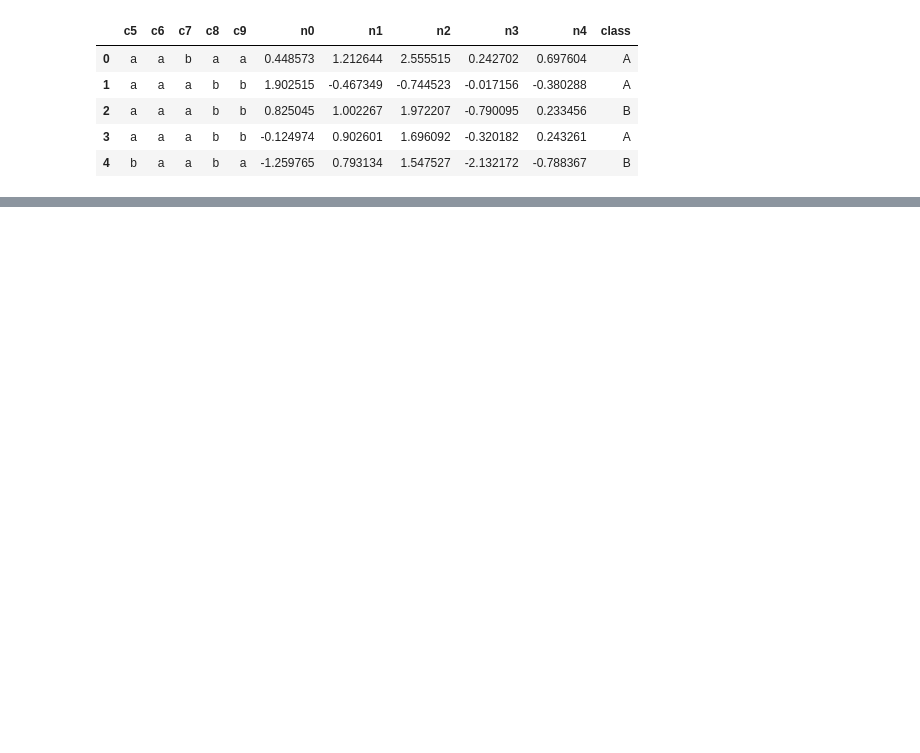
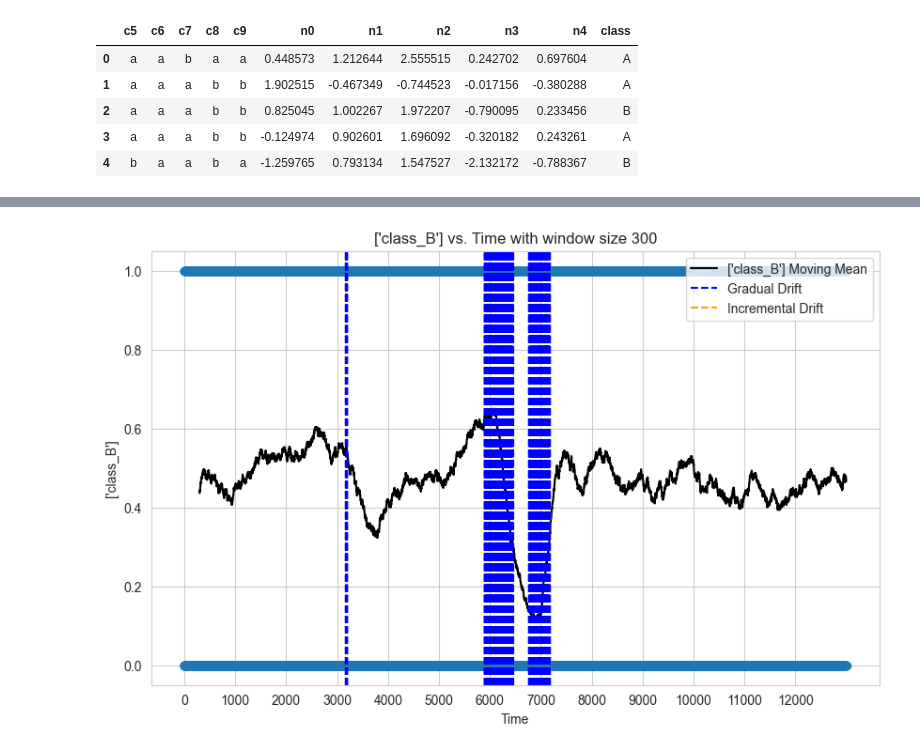
Before and after one commit to aditya0by0/stream-viz, a Jupyter notebook: notebooks/Prior_Drift.ipynb, the cells around one changed output, grey strips where cells are left out. Saved outputs shown, nothing was run; the diff lists cells and outputs as text; code cells hidden in the pictures; blank space fills up the shorter version.

```diff
--- a/notebooks/Prior_Drift.ipynb
+++ b/notebooks/Prior_Drift.ipynb
@@ -216,7 +243,7 @@ def detect_feature_drift(feature_data, window_size=100, trim_stddev=1):
 # dp, dt, ma = detect_feature_drift(X_df["n0"])
 # len(dp)
 # %%
-def plot_feature_drift(feature_name, feature_data, window_size=300):
+def plot_feature_drift(feature_name, feature_data, window_size):
     plt.figure(figsize=(10, 6))
     plt.scatter(feature_data.index, feature_data, marker="o")
 
@@ -233,38 +260,45 @@ def plot_feature_drift(feature_name, feature_data, window_size=300):
         feature_data, window_size, 3
     )
 
+    grad_drift_points, grad_drift_types = gradual_drift_detection(window_size, 100)
     # plt.plot(moving_avg.index, moving_avg, color='orange', linestyle='-', label=f'{feature} Moving Mean with trimming')
+
+    #add gradual drift points to drift points
+    drift_points.extend(grad_drift_points)
+    drift_types.extend(grad_drift_types)
 
     drift_type_temp_label = []
     for idx, drift_point in enumerate(drift_points):
         drift_type = drift_types[idx]
         color = (
             "red"
             if drift_type == "Sudden Drift"
             else "orange" if drift_type == "Incremental Drift" else "blue"
         )
         plt.axvline(
             x=drift_point,
             color=color,
             linestyle="--",
             label=f"{drift_type}" if drift_type not in drift_type_temp_label else "",
         )
         drift_type_temp_label.append(drift_type)
 
     plt.title(f"{feature_name} vs. Time with window size {window_size}")
     plt.xlabel("Time")
     plt.ylabel(f"{feature_name}")
     plt.grid(True)
     plt.xticks(np.arange(0, len(feature_data), 1000))
     plt.legend()
     plt.show()
 
     # print(f"Feature: {feature_name}")
     # for dp, dt in zip(drift_points, drift_types):
     #     print(f"Drift detected at index {dp}: {dt}")
 
 
-plot_feature_drift(y_encoder.get_feature_names_out(), y_encoded)
+plot_feature_drift(y_encoder.get_feature_names_out(), y_encoded, 300)
+# %% [output]
+[figure, added]
 # %%
 for win_size in range(100, 1300, 100):
     plot_feature_drift(y_encoder.get_feature_names_out(), y_encoded, win_size)
```
Also changed, not shown: parts of 5 cells of this notebook.
